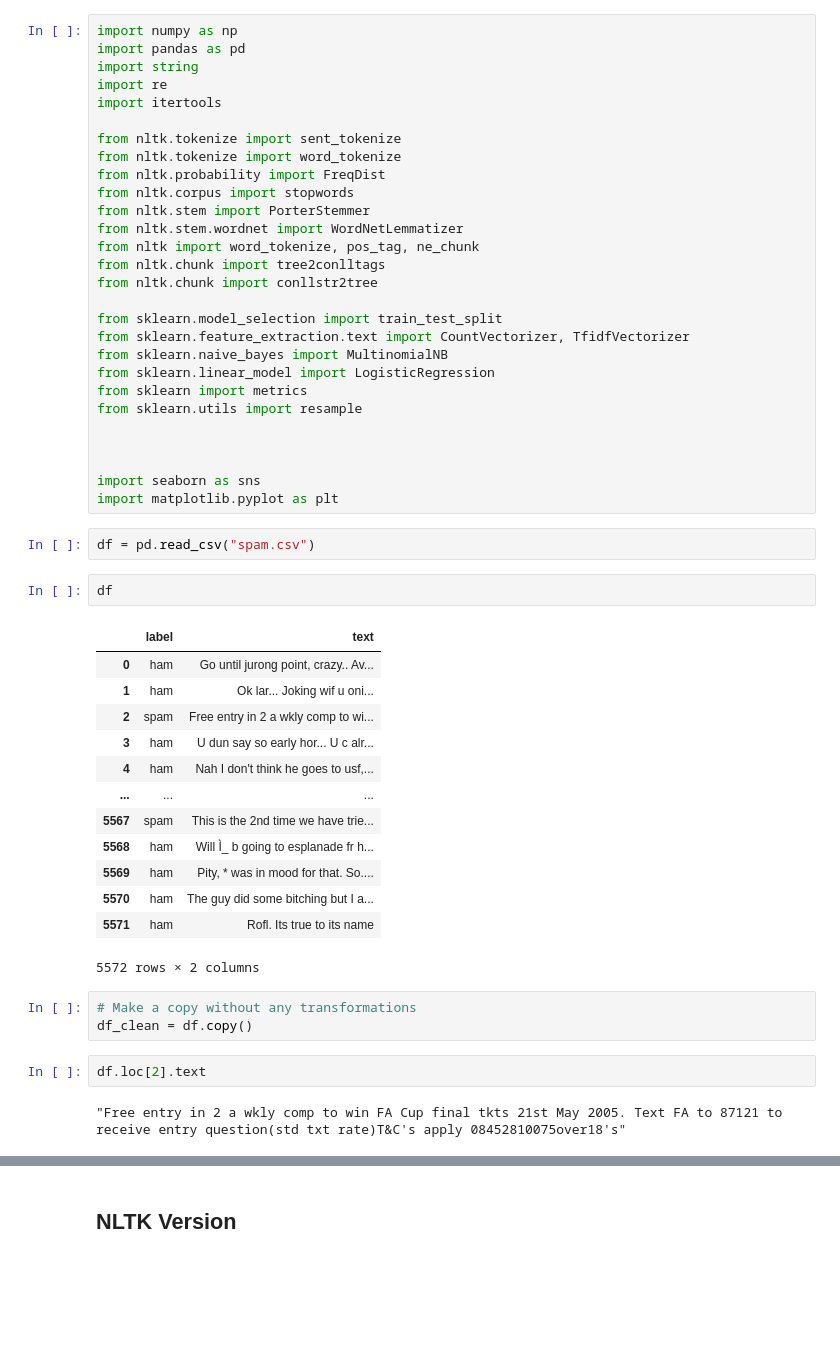
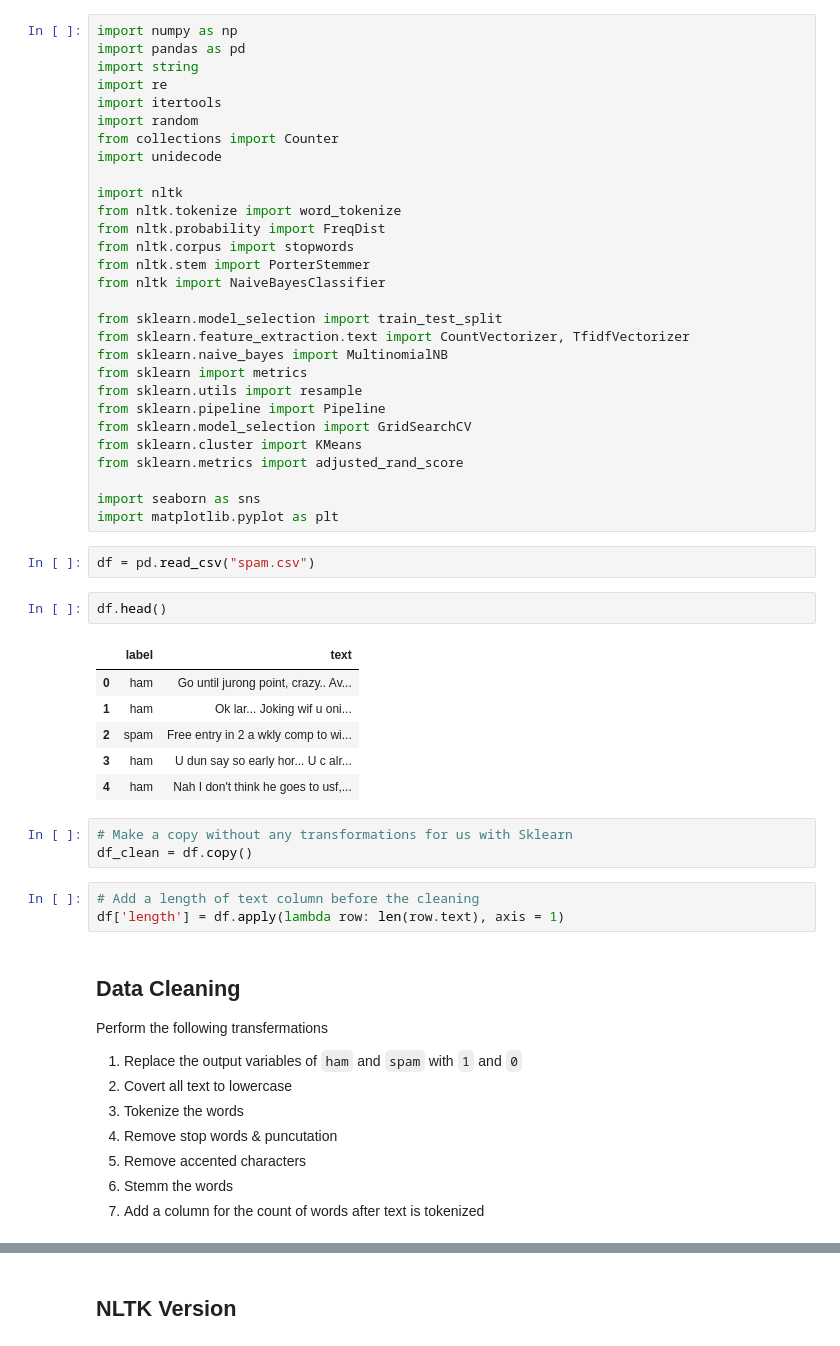
Before and after one commit to broepke/DATA110, a Jupyter notebook: Week 9/DATA110-Week9-broepke.ipynb, the cells around one changed output, grey strips where cells are left out. Saved outputs shown, nothing was run; the diff lists cells and outputs as text; blank space fills up the shorter version.

```diff
--- a/Week 9/DATA110-Week9-broepke.ipynb
+++ b/Week 9/DATA110-Week9-broepke.ipynb
@@ -22,50 +22,55 @@ import pandas as pd
 import string
 import re
 import itertools
+import random
+from collections import Counter
+import unidecode
 
-from nltk.tokenize import sent_tokenize
+import nltk
 from nltk.tokenize import word_tokenize
 from nltk.probability import FreqDist
 from nltk.corpus import stopwords
 from nltk.stem import PorterStemmer
-from nltk.stem.wordnet import WordNetLemmatizer
-from nltk import word_tokenize, pos_tag, ne_chunk
-from nltk.chunk import tree2conlltags
-from nltk.chunk import conllstr2tree
+from nltk import NaiveBayesClassifier
 
 from sklearn.model_selection import train_test_split
 from sklearn.feature_extraction.text import CountVectorizer, TfidfVectorizer
 from sklearn.naive_bayes import MultinomialNB
-from sklearn.linear_model import LogisticRegression
 from sklearn import metrics
 from sklearn.utils import resample
-
-
+from sklearn.pipeline import Pipeline
+from sklearn.model_selection import GridSearchCV
+from sklearn.cluster import KMeans
+from sklearn.metrics import adjusted_rand_score
 
 import seaborn as sns
 import matplotlib.pyplot as plt
 # %%
 df = pd.read_csv("spam.csv")
 # %%
-df
+df.head()
 # %% [output]
 |  | label | text |
 | 0 | ham | Go until jurong point, crazy.. Av... |
 | 1 | ham | Ok lar... Joking wif u oni... |
 | 2 | spam | Free entry in 2 a wkly comp to wi... |
 | 3 | ham | U dun say so early hor... U c alr... |
 | 4 | ham | Nah I don't think he goes to usf,... |
-| ... | ... | ... |
-| 5567 | spam | This is the 2nd time we have trie... |
-| 5568 | ham | Will Ì_ b going to esplanade fr h... |
-| 5569 | ham | Pity, * was in mood for that. So.... |
-| 5570 | ham | The guy did some bitching but I a... |
-| 5571 | ham | Rofl. Its true to its name |
-5572 rows × 2 columns
 # %%
-# Make a copy without any transformations
+# Make a copy without any transformations for us with Sklearn
 df_clean = df.copy()
-# %%
-df.loc[2].text
-# %% [output]
-"Free entry in 2 a wkly comp to win FA Cup final tkts 21st May 2005. Text FA to 87121 to receive entry question(std txt rate)T&C's apply 08452810075over18's"
+# %%
+# Add a length of text column before the cleaning
+df['length'] = df.apply(lambda row: len(row.text), axis = 1)
+# %% [markdown]
+## Data Cleaning
+
+Perform the following transfermations
+
+1. Replace the output variables of `ham` and `spam` with `1` and `0`
+1. Covert all text to lowercase
+1. Tokenize the words
+1. Remove stop words & puncutation
+1. Remove accented characters
+1. Stemm the words
+1. Add a column for the count of words after text is tokenized
```
Also changed, not shown: parts of 107 cells of this notebook, 5 other files.
